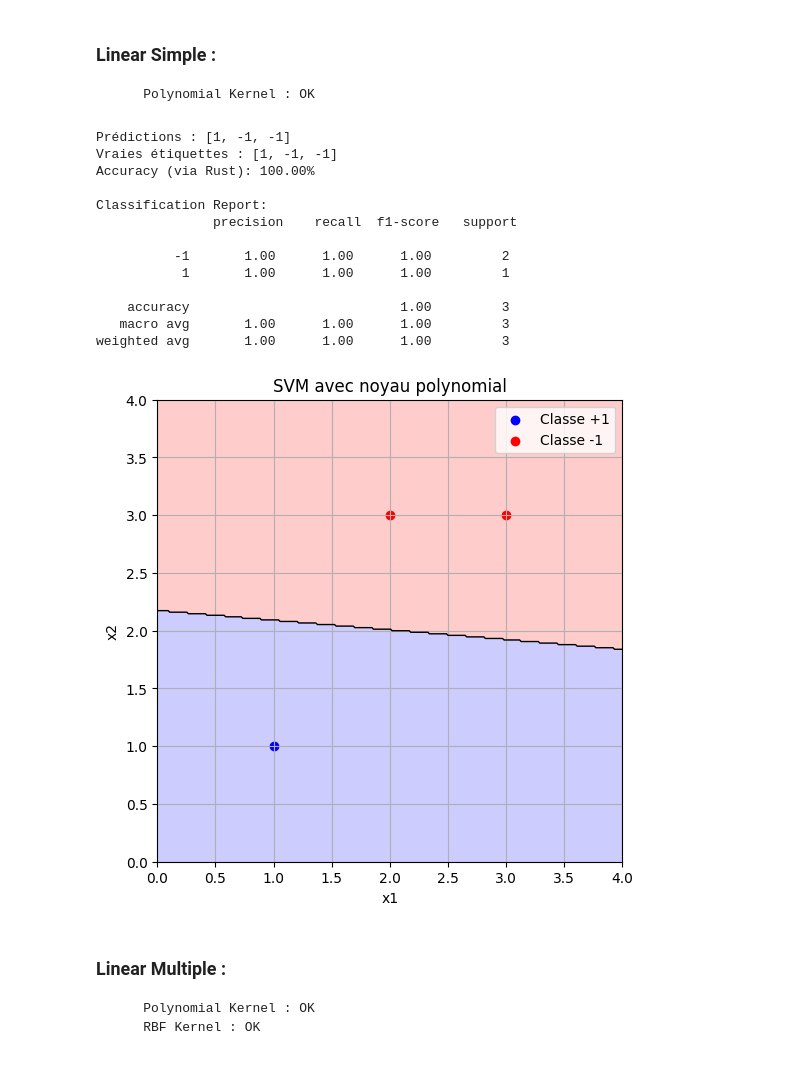
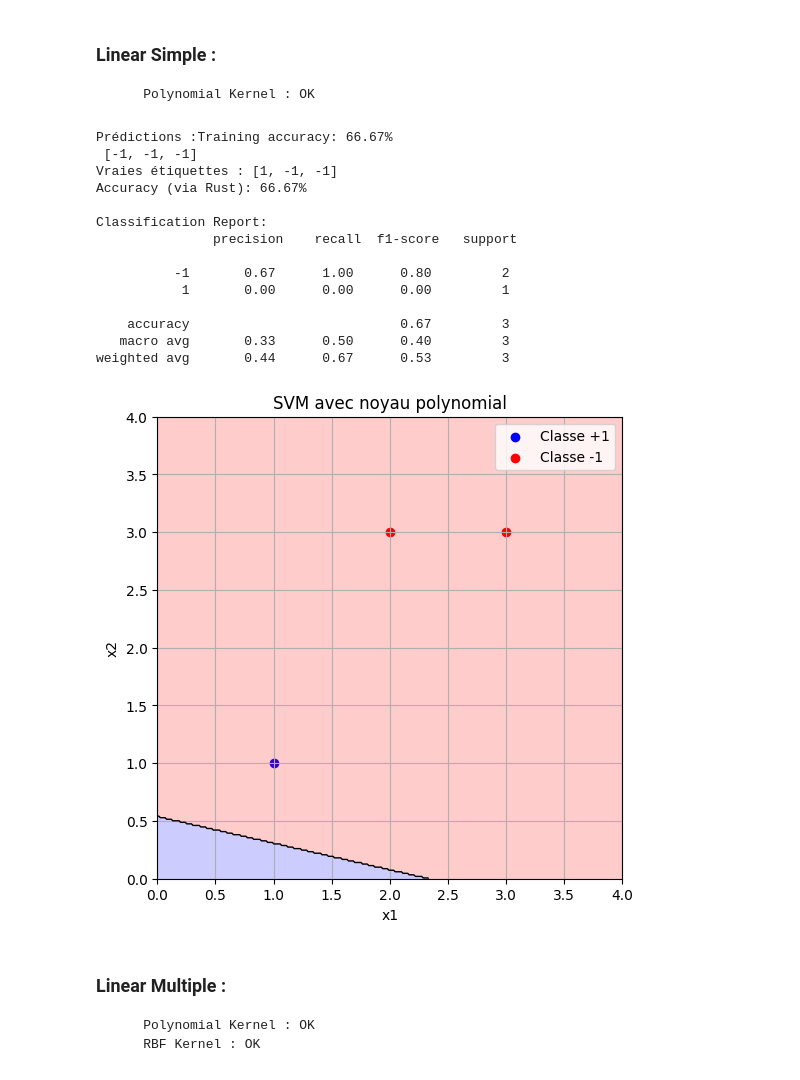
Before and after one commit to PA-2025/better_tensorflow, a Jupyter notebook: python/case_test_note_book/svm.ipynb, the cells around one changed output. Drawn from its saved outputs; the diff is of its cells as text; code cells hidden in the pictures.

```diff
--- a/python/case_test_note_book/svm.ipynb
+++ b/python/case_test_note_book/svm.ipynb
@@ -14,7 +14,7 @@ from better_tensorflow import KernelSVM
 X = np.array([[1, 1], [2, 3], [3, 3]])
 Y = np.array([1, -1, -1])
 
-svm = KernelSVM("poly", 1, lr=0.1, lambda_svm=0.01, epochs=200)
+svm = KernelSVM("poly", 1, lr=0.1, lambda_svm=0.01)
 svm.fit(X.tolist(), Y.tolist(), "svm_test.weight")
 Y_pred = svm.predict(X.tolist())
 accuracy = svm.evaluate(X.tolist(), Y.tolist())
@@ -23,41 +23,42 @@ print("Prédictions :", Y_pred)
 print("Vraies étiquettes :", Y.tolist())
 print(f"Accuracy (via Rust): {accuracy:.2%}")
 print("\nClassification Report:\n", classification_report(Y, Y_pred))
 
 plt.figure(figsize=(6, 6))
 plt.scatter(X[Y == 1, 0], X[Y == 1, 1], color="blue", label="Classe +1")
 plt.scatter(X[Y == -1, 0], X[Y == -1, 1], color="red", label="Classe -1")
 
 x_min, x_max = X[:, 0].min() - 1, X[:, 0].max() + 1
 y_min, y_max = X[:, 1].min() - 1, X[:, 1].max() + 1
 xx, yy = np.meshgrid(np.linspace(x_min, x_max, 300), np.linspace(y_min, y_max, 300))
 grid = np.c_[xx.ravel(), yy.ravel()]
 Z = np.array(svm.predict(grid.tolist())).reshape(xx.shape)
 
 plt.contourf(xx, yy, Z, levels=[-1, 0, 1], alpha=0.2, colors=["red", "blue"])
 plt.contour(xx, yy, Z, levels=[0], colors="black", linewidths=1)
 
 plt.title("SVM avec noyau polynomial")
 plt.xlabel("x1")
 plt.ylabel("x2")
 plt.grid(True)
 plt.legend()
 plt.show()
 # %% [output]
-Prédictions : [1, -1, -1]
+Prédictions :Training accuracy: 66.67%
+ [-1, -1, -1]
 Vraies étiquettes : [1, -1, -1]
-Accuracy (via Rust): 100.00%
+Accuracy (via Rust): 66.67%
 
 Classification Report:
                precision    recall  f1-score   support
 
-          -1       1.00      1.00      1.00         2
-           1       1.00      1.00      1.00         1
+          -1       0.67      1.00      0.80         2
+           1       0.00      0.00      0.00         1
 
-    accuracy                           1.00         3
-   macro avg       1.00      1.00      1.00         3
-weighted avg       1.00      1.00      1.00         3
+    accuracy                           0.67         3
+   macro avg       0.33      0.50      0.40         3
+weighted avg       0.44      0.67      0.53         3
-[figure, old version]
+[figure, new version]
 # %% [markdown]
 ### Linear Multiple :
         Polynomial Kernel : OK
```
Also changed, not shown: parts of 5 cells of this notebook, 6 other files.
